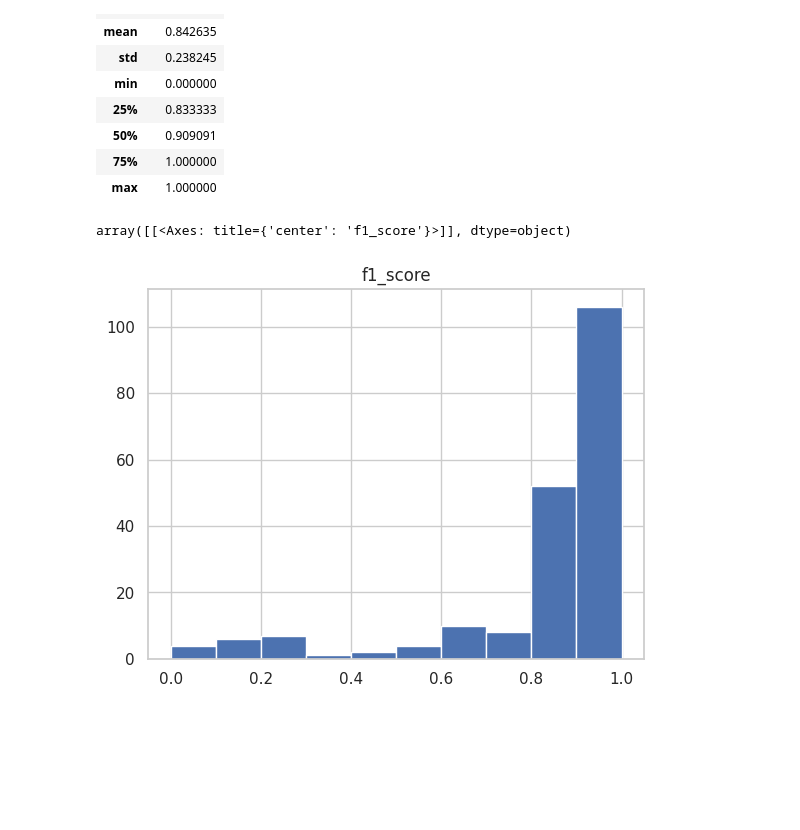
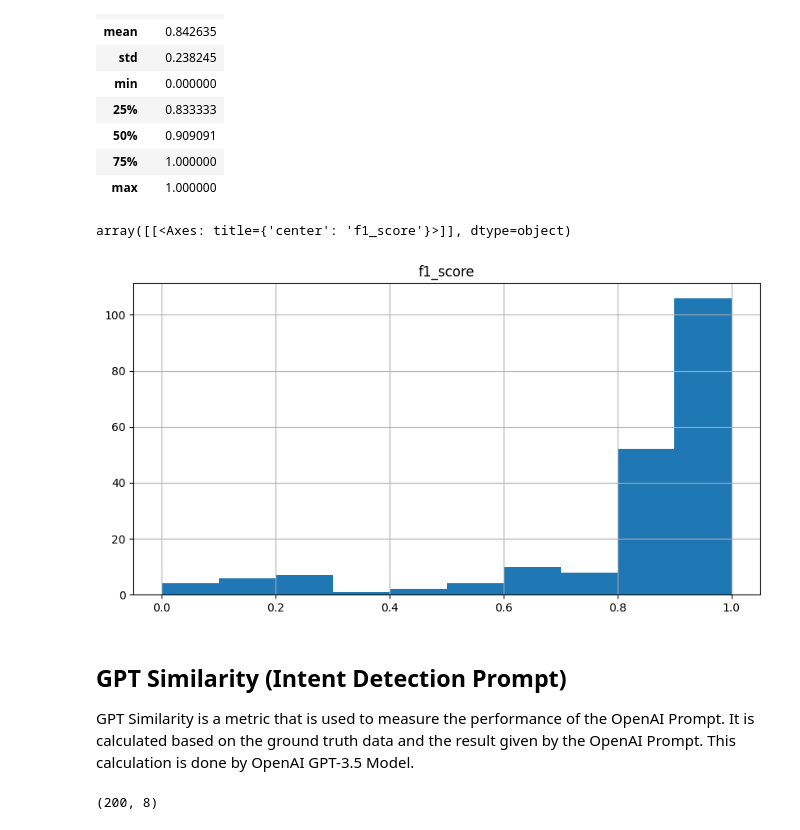
Before and after one commit to prabdeb/openai-iot-speech-chatbot, a Jupyter notebook: experiments/evaluation/Results.ipynb, the cells around one changed output. Cells and saved outputs as stored; diff of their text form; code cells hidden in the pictures; blank space fills up the shorter version.

Commit message:
More result analysis

```diff
--- a/experiments/evaluation/Results.ipynb
+++ b/experiments/evaluation/Results.ipynb
@@ -41,7 +41,17 @@ f1_score.describe()
 | max | 1.000000 |
 # %%
 # Plot a histogram of the F1 scores
-f1_score.hist()
+f1_score.hist(bins=10, figsize=(10, 5))
 # %% [output]
 array([[<Axes: title={'center': 'f1_score'}>]], dtype=object)
-[figure, old version]
+[figure, new version]
+# %% [markdown]
+## GPT Similarity (Intent Detection Prompt)
+
+GPT Similarity is a metric that is used to measure the performance of the OpenAI Prompt. It is calculated based on the ground truth data and the result given by the OpenAI Prompt. This calculation is done by OpenAI GPT-3.5 Model.
+# %%
+# Read the CSV file into a pandas DataFrame
+gpt_similarity = pd.read_csv('prompt_flow_results/Intent_Detection_GPT_Similarity_Evaluation.csv', index_col=0)
+gpt_similarity.shape
+# %% [output]
+(200, 8)
```
Also changed, not shown: parts of 2 cells of this notebook, 3 other files.
